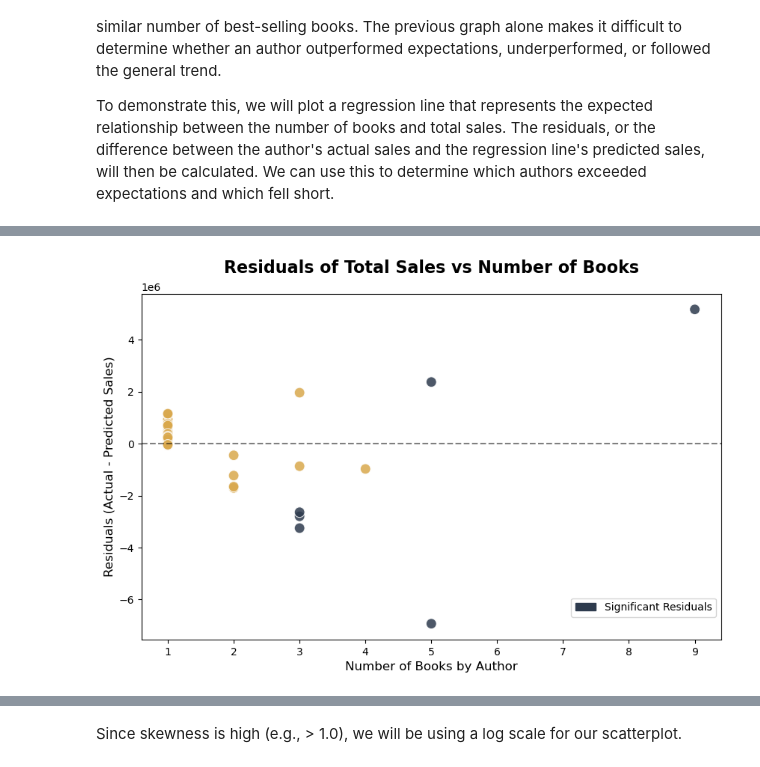
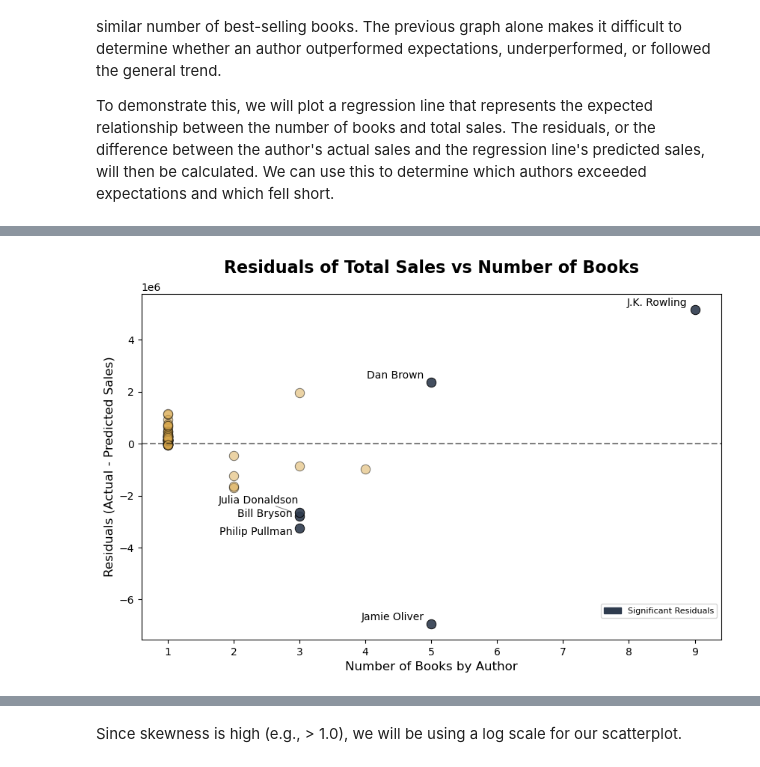
Before and after one commit to shayb319/best_selling_books, a Jupyter notebook: best_selling_books.ipynb, the cells around one changed output, grey strips where cells are left out. Drawn from its saved outputs; the diff is of its cells as text; code cells hidden in the pictures.

```diff
--- a/best_selling_books.ipynb
+++ b/best_selling_books.ipynb
@@ -390,5 +317,17 @@ parent_data.head()
 # %%
-# Get the number of books and total volume sales for each author
-author_data = books.groupby('author').agg(num_books = ('title', 'count'), volume_sales = ('volume_sales', 'sum'), first_name = ('first_name', 'first'), last_name = ('last_name', 'first'), full_name = ('full_name', 'first'), best_rank = ('rank', 'min')).reset_index()
-author_data['avg_sales_per_book'] = author_data.volume_sales / author_data.num_books
-author_data.head()
+# Create a dataframe that aggregates values for each author
+author_data = (
+    books.groupby('author')
+    .agg(
+        num_books=('title', 'count'),
+        volume_sales=('volume_sales', 'sum'),
+        first_name=('first_name', 'first'),
+        last_name=('last_name', 'first'),
+        full_name=('full_name', 'first'),
+        best_rank=('rank', 'min')
+    )
+    .reset_index()
+)
+author_data['avg_sales_per_book'] = (
+    author_data.volume_sales / author_data.num_books
+)
@@ -754,36 +923,40 @@ author_data[['author', 'num_books', 'volume_sales', 'predicted_sales', 'residual
 # %%
-plt.figure(figsize=(10, 6))
+fig, resid_scatter = plt.subplots(figsize=(10, 6))
 
 # Palette for significant values
 palette = {True: classic_palette[0], False: classic_palette[2]}
 
 # Define alpha values for each category
 alpha_values = {False: 0.5, True: 0.9}
 
 # Plot scatter plot
-resid_scatter = sns.scatterplot(data = author_data, x = 'num_books', y = 'residuals', hue = 'resid_significant', palette = palette, legend = False, alpha = alpha_values[, s = 100)
-for top_5_category in author_data.top_5_avg.unique():
-    subset = author_data[author_data.top_5_avg == top_5_category]
-    sns.scatterplot(data = subset, x = 'num_books', y = 'volume_sales',
-    color = palette[top_5_category],
-    edgecolor='black',
-    s=80, alpha = alpha_values[top_5_category]
-    )
+for residual_category in author_data.resid_significant.unique():
+    subset = author_data[author_data.resid_significant == residual_category]
+    sns.scatterplot(data = subset, x = 'num_books', y = 'residuals', color = palette[residual_category], edgecolor = 'black', s = 80, alpha = alpha_values[residual_category], ax = resid_scatter)
+
 # Plot vertical baseline where y = 0
 resid_scatter.axhline(y = 0, color = 'black', linestyle = '--', alpha = 0.5)
+
+# Annotate author's names
+annotations = []
+for index, row in author_data[author_data.resid_significant == True].iterrows():
+    annotations.append(plt.text(row['num_books'] - 0.1, row['residuals'], row['full_name'], fontsize=10, ha = 'right'))
+
+# Adjust text to avoid overlapping
+adjust_text(annotations, arrowprops = dict(arrowstyle="-", color='gray', lw=0.75))
 
 # Set title and labels
 resid_scatter.set_title('Residuals of Total Sales vs Number of Books', fontsize = 16, fontweight = 'bold', pad = 20)
 resid_scatter.set_xlabel('Number of Books by Author', fontsize = 12)
 resid_scatter.set_ylabel('Residuals (Actual - Predicted Sales)', fontsize = 12)
 
 # Label legend
 legend_patches = [mpatches.Patch(color = classic_palette[0], label = 'Significant Residuals')]
-resid_scatter.legend(handles = legend_patches, loc = 'lower right', bbox_to_anchor = (1.0, 0.05))
+resid_scatter.legend(handles = legend_patches, loc = 'lower right', bbox_to_anchor = (1.0, 0.05), fontsize = 8)
 
 plt.show()
 # %% [output]
-[figure, old version]
+[figure, new version]
 # %%
 plt.figure(figsize=(10, 6))
 
```
Also changed, not shown: parts of 36 cells of this notebook, 1 other file.
